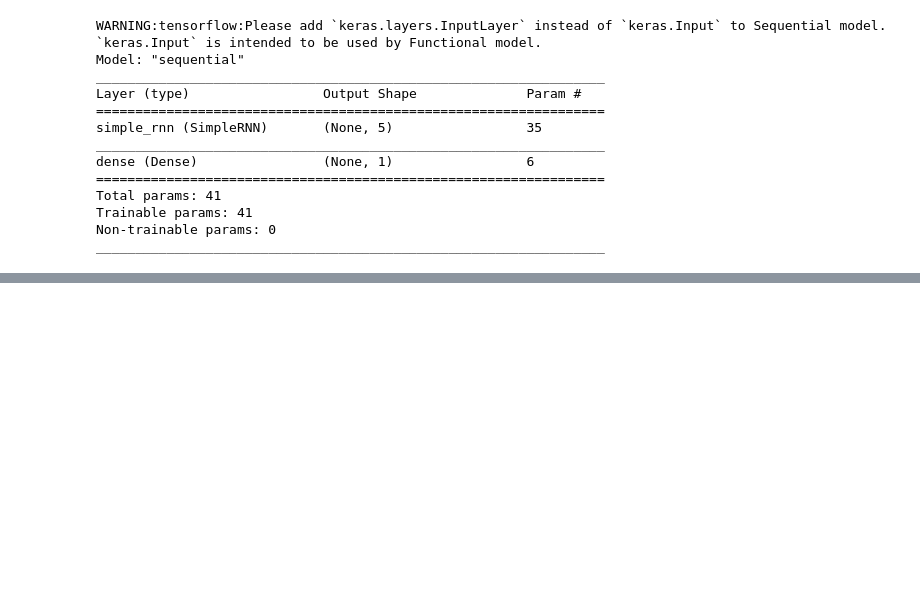
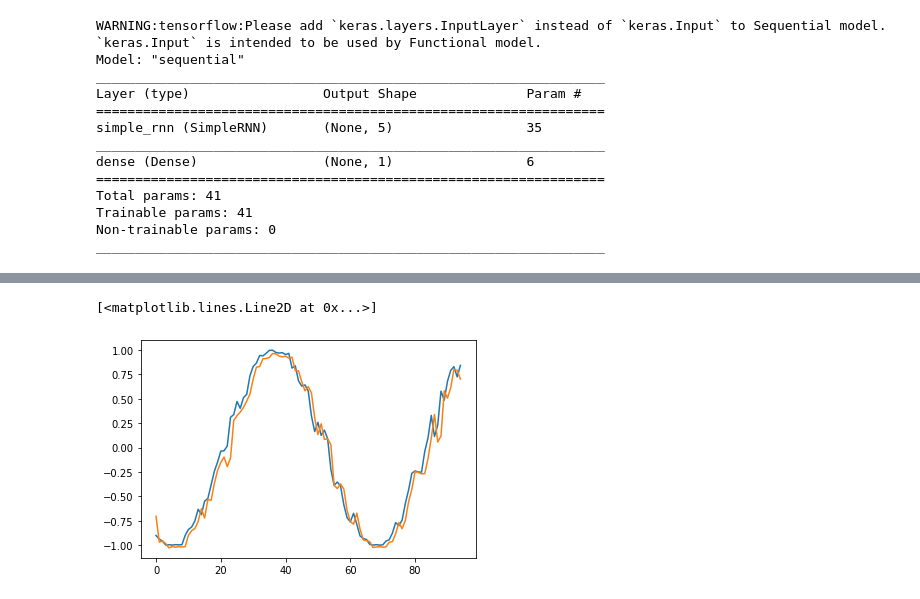
Before and after one commit to ucfilho/ANN_2021_01, a Jupyter notebook: RecurrentANN/First_Recurrent_Neural_Network_keras.ipynb, the cells around one changed output, grey strips where cells are left out. Drawn from its saved outputs; the diff is of its cells as text; code cells hidden in the pictures; blank space fills up the shorter version.

```diff
--- a/RecurrentANN/First_Recurrent_Neural_Network_keras.ipynb
+++ b/RecurrentANN/First_Recurrent_Neural_Network_keras.ipynb
@@ -128,0 +127,8 @@ pred_Y = model.predict(X_test)
+# %%
+# this is a wrong way to do....
+pred_Y = model.predict(X_test)
+plt.plot(Y_test, label='prediction target')
+plt.plot(pred_Y, label='prediction forecast')
+# %% [output]
+[<matplotlib.lines.Line2D at 0x...>]
+[figure, added]
```
Also changed, not shown: parts of 7 cells of this notebook.
